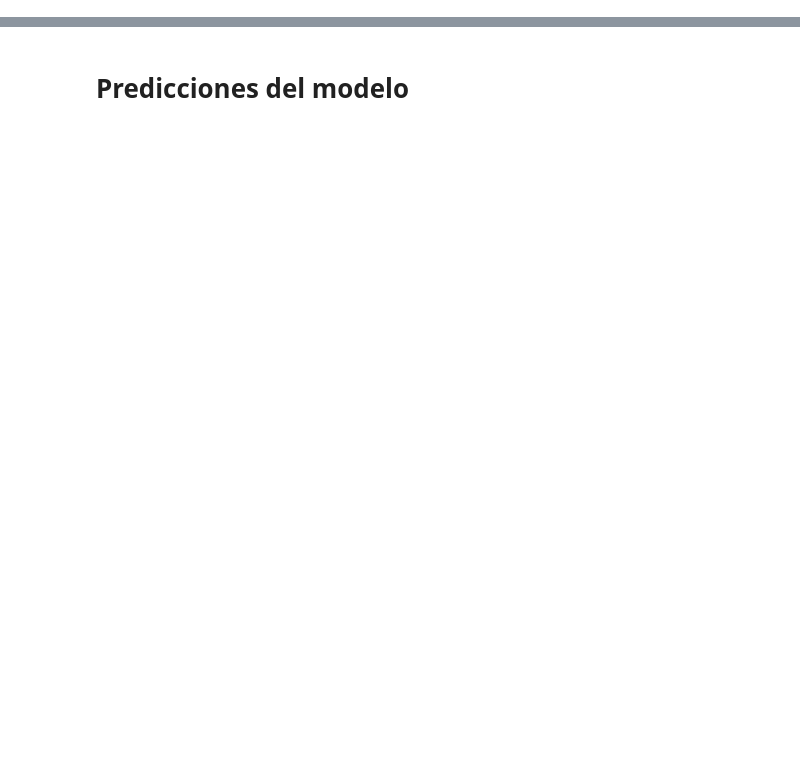
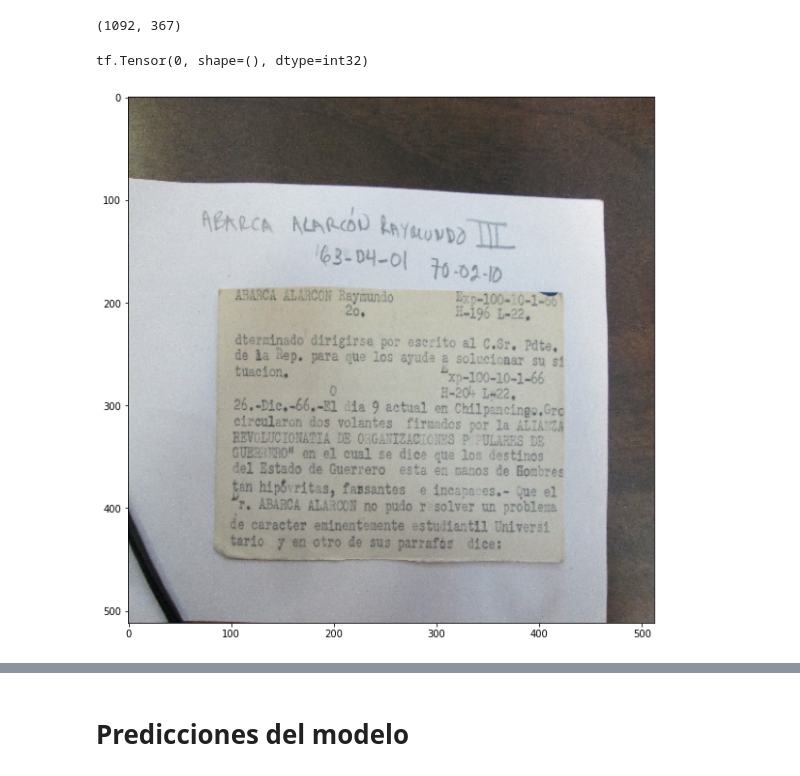
Before and after one commit to Hackaton-JusticIA-2021/deep-puma, a Jupyter notebook: TransCNN/Rotacion.ipynb, the cells around one changed output, grey strips where cells are left out. Drawn from its saved outputs; the diff is of its cells as text; code cells hidden in the pictures; blank space fills up the shorter version.

```diff
--- a/TransCNN/Rotacion.ipynb
+++ b/TransCNN/Rotacion.ipynb
@@ -75,0 +80,4 @@ coreClock: 1.807GHz coreCount: 28 deviceMemorySize: 11.77GiB deviceMemoryBandwid
+# %%
+tf.data.experimental.cardinality(raw_train_ds).numpy(), tf.data.experimental.cardinality(raw_test_ds).numpy()
+# %% [output]
+(1092, 367)
@@ -76,11 +86,25 @@ coreClock: 1.807GHz coreCount: 28 deviceMemorySize: 11.77GiB deviceMemoryBandwid
 # %%
 def convert(file_path):
     img = tf.io.read_file(file_path)
     img = tf.image.decode_jpeg(img, channels=3)
     img = tf.image.resize(img, [512, 512])
     #rand_int = tf.random.uniform([], minval=0, maxval=50, dtype=tf.dtypes.int32)
     #rand_int = tf.cast(n, tf.float32)
-    rand_float = tf.random.uniform([], minval=-2, maxval=2, dtype=tf.dtypes.float32)
-    rotate = tfa.image.rotate(img, rand_float)
+    rand = tf.random.uniform([], minval=0, maxval=4, dtype=tf.dtypes.int32)
+    rotate = tf.image.rot90(img, k=rand)
 
-    return rotate, rand_float
+    return rotate, rand
+
+batch_size = 16
+train_batches = raw_train_ds.shuffle(800).map(convert).batch(batch_size, num_parallel_calls=AUTOTUNE)
+test_batches = raw_test_ds.map(convert, num_parallel_calls=AUTOTUNE).batch(batch_size,
+                                              num_parallel_calls=AUTOTUNE).cache()
+
+for i, angle in train_batches.take(1):
+    i = tf.cast(i, tf.uint8)
+    fig = plt.figure(figsize=(10, 10))
+    plt.imshow(i[0])
+    print(angle[0])
+# %% [output]
+tf.Tensor(0, shape=(), dtype=int32)
+[figure, added]
```
Also changed, not shown: parts of 24 cells of this notebook.
